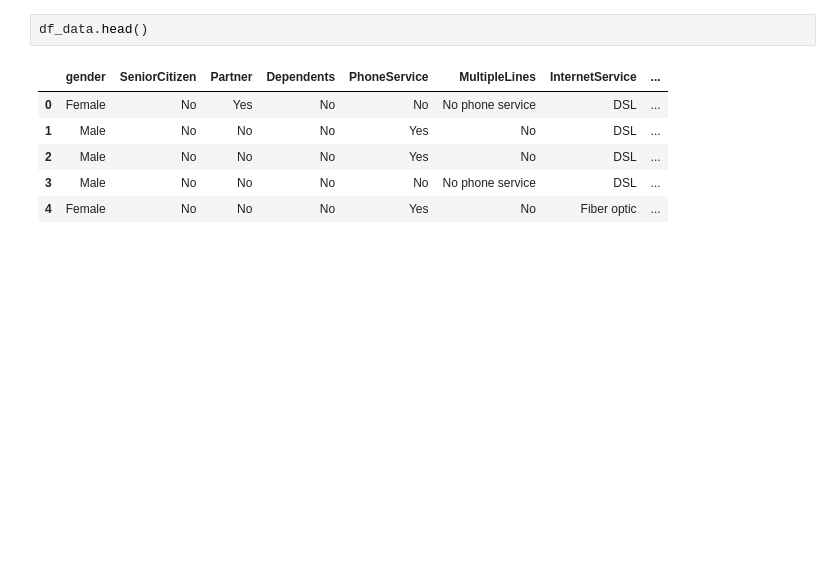
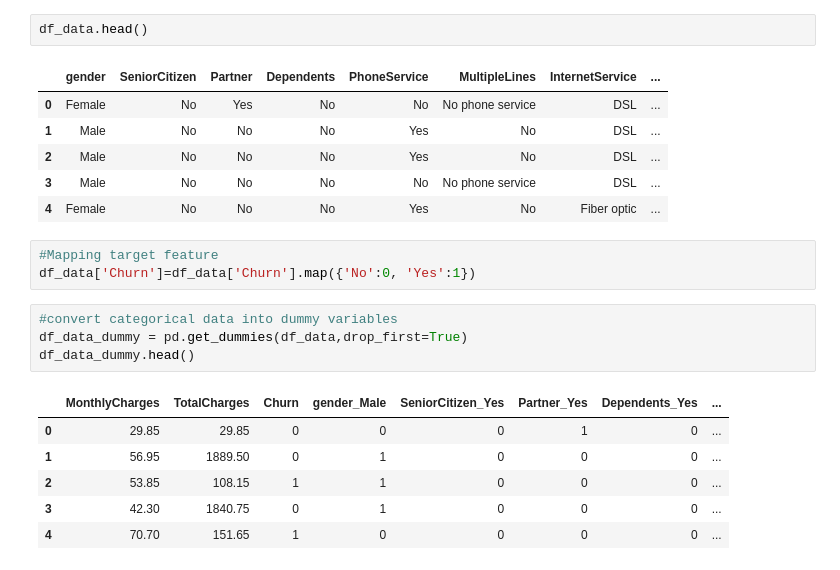
Before and after one commit to ParisRohan/AES-128-bit-Key-size-, a Jupyter notebook: customer-churn-prediction.ipynb, the cells around one changed output. Cells and saved outputs as stored; diff of their text form; blank space fills up the shorter version.

```diff
--- a/customer-churn-prediction.ipynb
+++ b/customer-churn-prediction.ipynb
@@ -231,3 +239,17 @@ df_data.head()
 | 2 | Male | No | No | No | Yes | No | DSL | ... |
 | 3 | Male | No | No | No | No | No phone service | DSL | ... |
 | 4 | Female | No | No | No | Yes | No | Fiber optic | ... |
+# %%
+#Mapping target feature
+df_data['Churn']=df_data['Churn'].map({'No':0, 'Yes':1})
+# %%
+#convert categorical data into dummy variables
+df_data_dummy = pd.get_dummies(df_data,drop_first=True)
+df_data_dummy.head()
+# %% [output]
+|  | MonthlyCharges | TotalCharges | Churn | gender_Male | SeniorCitizen_Yes | Partner_Yes | Dependents_Yes | ... |
+| 0 | 29.85 | 29.85 | 0 | 0 | 0 | 1 | 0 | ... |
+| 1 | 56.95 | 1889.50 | 0 | 1 | 0 | 0 | 0 | ... |
+| 2 | 53.85 | 108.15 | 1 | 1 | 0 | 0 | 0 | ... |
+| 3 | 42.30 | 1840.75 | 0 | 1 | 0 | 0 | 0 | ... |
+| 4 | 70.70 | 151.65 | 1 | 0 | 0 | 0 | 0 | ... |
```
Also changed, not shown: parts of 14 cells of this notebook.
